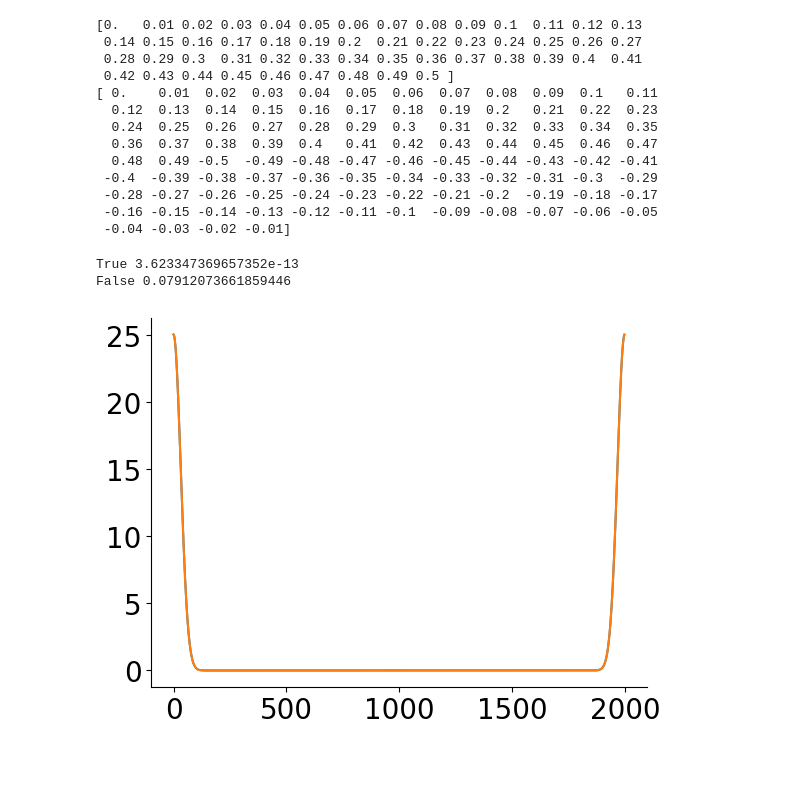
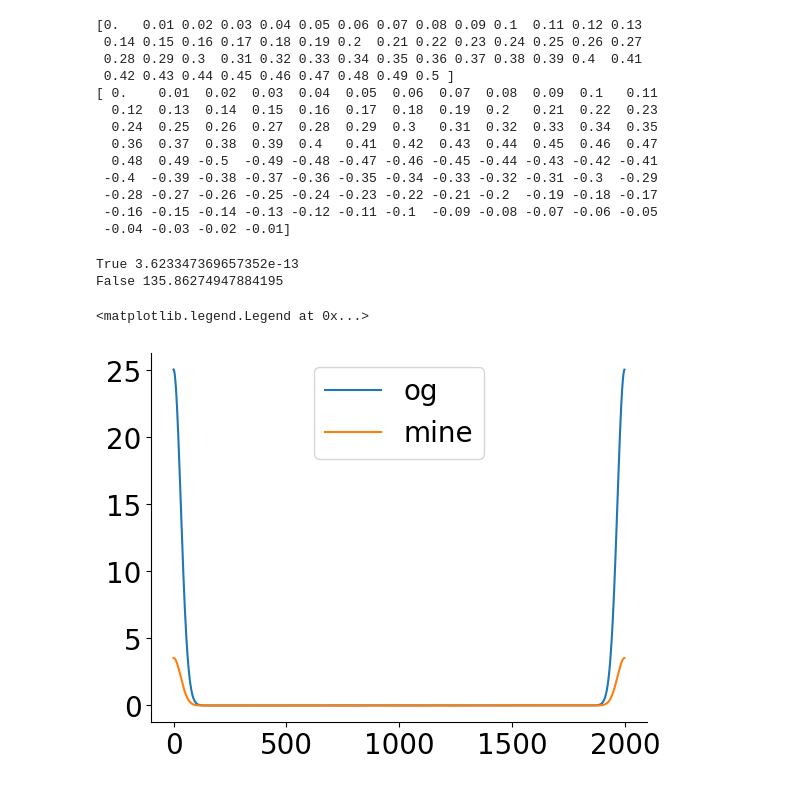
Before and after one commit to ayush1301/mgplvm-pytorch, a Jupyter notebook: k_half.ipynb, the cells around one changed output. Drawn from its saved outputs; the diff is of its cells as text; code cells hidden in the pictures.

```diff
--- a/k_half.ipynb
+++ b/k_half.ipynb
@@ -121,7 +108,8 @@ p = extend(gaussian_pulse(a, t))
 dft = np.fft.fft(p)
 
 new_l = 2 * len(t) - 1
-f = fourier(np.fft.fftfreq(new_l, d=t[1]-t[0]), a) / (2*(t[-1])) * new_l
+# f = fourier(np.fft.fftfreq(new_l, d=t[1]-t[0]), a) / (2*(t[-1])) * new_l
+f = fourier(np.fft.fftfreq(new_l, d=t[1]-t[0]), a) / (t[1] - t[0])
 plt.plot(np.real(dft)[:500], label='dft')
 plt.plot(np.real(f)[:500], label='continuous')
 plt.legend()
@@ -238,7 +226,7 @@ def toeplitz_matmul2(toeplitz_column, toeplitz_row, tensor):
     output = output[..., :orig_size, :]
     return output
 # %%
-def fourier_toeplitz_matmul(fourier_func, func_args, tensor, matrix_shape: tuple, dt, T):
+def fourier_toeplitz_matmul_old(fourier_func, func_args, tensor, matrix_shape: tuple, dt, T):
     """
     Performs multiplication T * M where the matrix T is Toeplitz.
     Args:
@@ -278,8 +266,8 @@ def fourier_toeplitz_matmul(fourier_func, func_args, tensor, matrix_shape: tuple
     # aa2236 assume ts for all trials are the same
     # Need to verify normalisation constant - T * length works for the SE kernel
     # For repeat we need all dimensions except the last one. The last one is not repeated
-    fft_c = (fourier_func(torch.fft.fftfreq(length, d=dt), **func_args)/T*length).repeat(*fft_M.shape[:-1], 1)
-    plt.plot(fft_c[0].numpy())
+    fft_c = (fourier_func(torch.fft.fftfreq(length, d=dt), **func_args)/np.sqrt(dt)).repeat(*fft_M.shape[:-1], 1)
+    plt.plot(fft_c[0].numpy(), label='mine')
 
     fft_product = fft_M.mul_(fft_c)
 
@@ -289,32 +277,33 @@ def fourier_toeplitz_matmul(fourier_func, func_args, tensor, matrix_shape: tuple
 # %%
 l = 0.2
 start = 0
 stop = 20
 dt = 0.02
 T = int((stop-start)/dt)
 x_axis = np.linspace(start, stop-dt, T)
 
 K = squared_exponential_kernel(x_axis[:, None] - x_axis[None, :], l)
 x = np.random.randn(T)
 kx = K.dot(x)
 kx2 = sym_toeplitz_matmul2(torch.tensor(K[0]), torch.tensor(x[:, None])).flatten().numpy()
 print(np.allclose(kx, kx2), np.linalg.norm(kx - kx2))
 
 def se_fourier(f, l):
     omega = 2*np.pi*f
-    prefactor =  np.sqrt(2 * np.pi)/l
+    prefactor =  np.sqrt(2 * np.pi)*l
     return prefactor * torch.exp(-((omega*l)**2) / 2)
 
-kx3 = fourier_toeplitz_matmul(fourier_func=se_fourier, func_args={'l': l}, tensor=torch.tensor(x[:, None]), matrix_shape=(T, ), dt=dt, T=T).flatten().numpy()
+kx3 = fourier_toeplitz_matmul_old(fourier_func=se_fourier, func_args={'l': l}, tensor=torch.tensor(x[:, None]), matrix_shape=(T, ), dt=dt, T=T).flatten().numpy()
 print(np.allclose(kx, kx3), np.linalg.norm(kx - kx3))
 
-
+plt.legend()
 # K = np.random.randn(2, 3, 4)
 # x = np.random.randn(4, 2)
 # kx2 = sym_toeplitz_matmul2(torch.tensor(K), torch.tensor(x)).flatten().numpy()
 # print(torch.tensor(K).shape)
 # print(kx2.shape)
 # %% [output]
 True 3.623347369657352e-13
-False 0.07912073661859446
+False 135.86274947884195
+<matplotlib.legend.Legend at 0x...>
-[figure, old version]
+[figure, new version]
```
Also changed, not shown: parts of 5 cells of this notebook.
